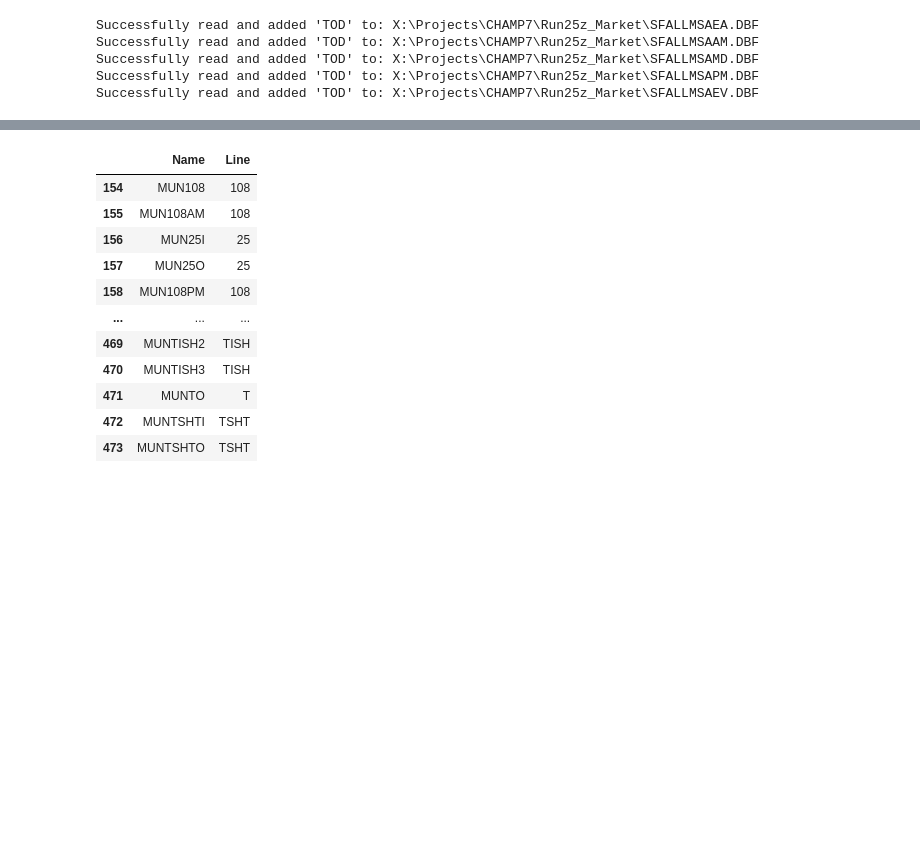
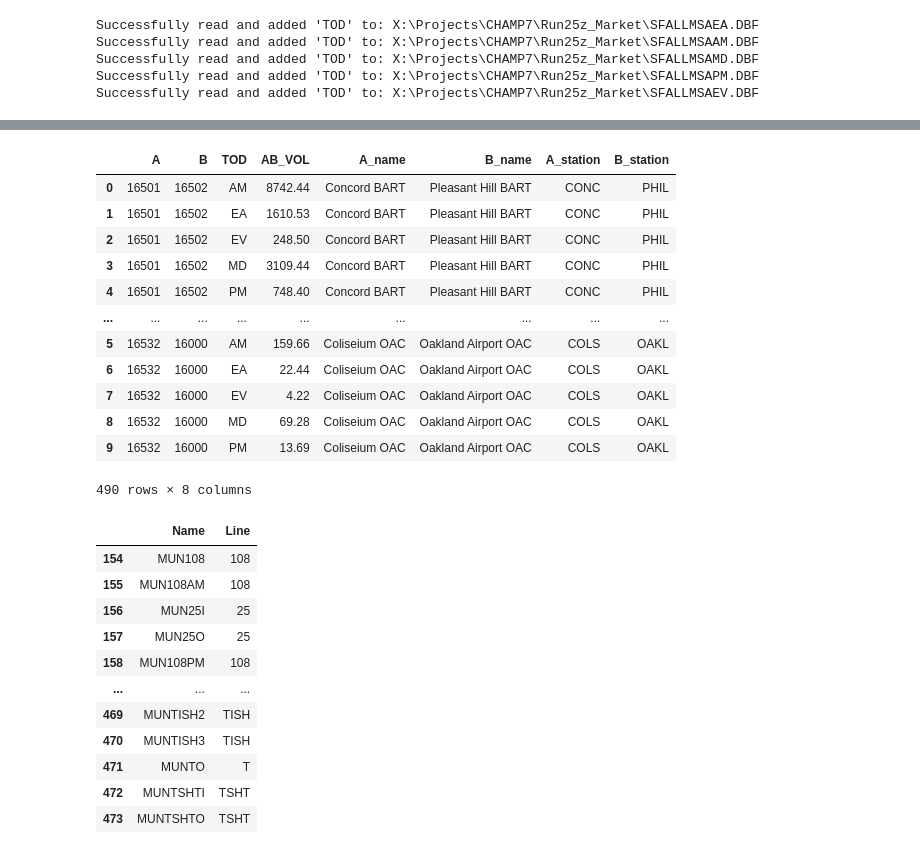
Before and after one commit to sfcta/validation_workbook, a Jupyter notebook: transit/script/screen.ipynb, the cells around one changed output, grey strips where cells are left out. Saved outputs shown, nothing was run; the diff lists cells and outputs as text; code cells hidden in the pictures; blank space fills up the shorter version.

Commit message:
change input name, resolve conversation

```diff
--- a/transit/script/screen.ipynb
+++ b/transit/script/screen.ipynb
@@ -59,2 +357,12 @@ obs_MUNI_line = pd.read_excel(
 # %%
 line = read_transit_lines(model_run_dir, transit_line_rename_filepath)
+# %%
+node_mapping = node.set_index("Node")["Node Name"].to_dict()
+# %%
+lines = ["BART", "EBART", "OAC"]
+
+# Read, group, and sum data for each line
+dfs = [read_dbf_and_groupby_sum(combined_gdf, line, ["A", "B", "TOD"], "AB_VOL") for line in lines]
+intra = pd.concat(dfs)
+intra["A_name"] = intra["A"].map(node_mapping)
+intra["B_name"] = intra["B"].map(node_mapping)
@@ -60,0 +371,19 @@ line = read_transit_lines(model_run_dir, transit_line_rename_filepath)
+# %%
+intra["A_station"] = intra["A_name"].map(station_dict )
+intra["B_station"] = intra["B_name"].map(station_dict )
+# %%
+intra
+# %% [output]
+|  | A | B | TOD | AB_VOL | A_name | B_name | A_station | B_station |
+| 0 | 16501 | 16502 | AM | 8742.44 | Concord BART | Pleasant Hill BART | CONC | PHIL |
+| 1 | 16501 | 16502 | EA | 1610.53 | Concord BART | Pleasant Hill BART | CONC | PHIL |
+| 2 | 16501 | 16502 | EV | 248.50 | Concord BART | Pleasant Hill BART | CONC | PHIL |
+| 3 | 16501 | 16502 | MD | 3109.44 | Concord BART | Pleasant Hill BART | CONC | PHIL |
+| 4 | 16501 | 16502 | PM | 748.40 | Concord BART | Pleasant Hill BART | CONC | PHIL |
+| ... | ... | ... | ... | ... | ... | ... | ... | ... |
+| 5 | 16532 | 16000 | AM | 159.66 | Coliseium OAC | Oakland Airport OAC | COLS | OAKL |
+| 6 | 16532 | 16000 | EA | 22.44 | Coliseium OAC | Oakland Airport OAC | COLS | OAKL |
+| 7 | 16532 | 16000 | EV | 4.22 | Coliseium OAC | Oakland Airport OAC | COLS | OAKL |
+| 8 | 16532 | 16000 | MD | 69.28 | Coliseium OAC | Oakland Airport OAC | COLS | OAKL |
+| 9 | 16532 | 16000 | PM | 13.69 | Coliseium OAC | Oakland Airport OAC | COLS | OAKL |
+490 rows × 8 columns
```
Also changed, not shown: parts of 24 cells of this notebook, 7 other files.
